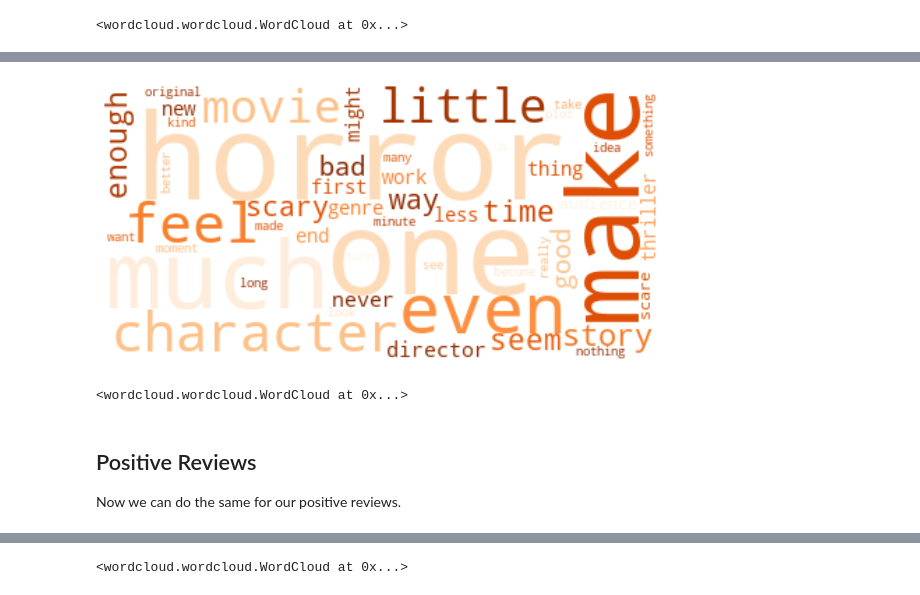
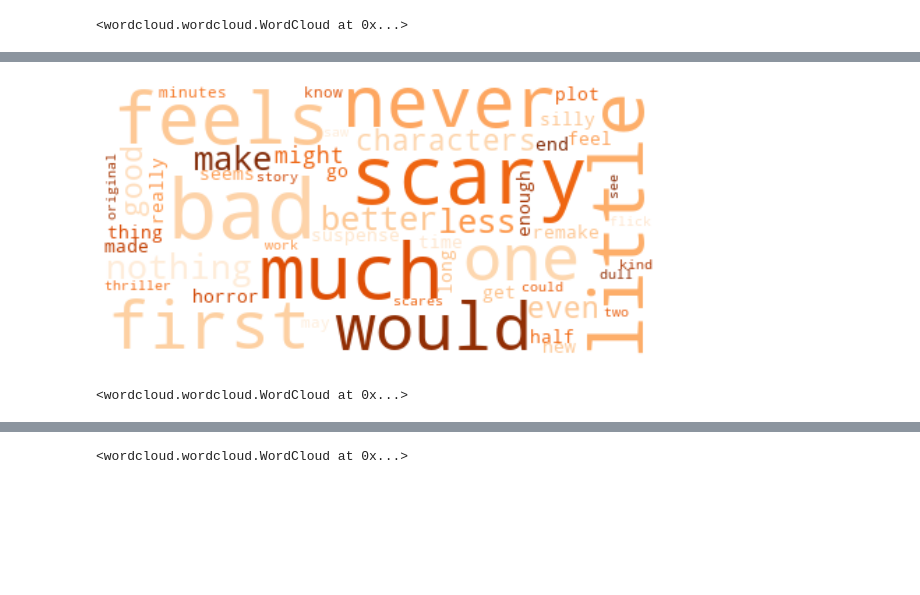
Before and after one commit to carlosiruiz/Movie_Review_Classifier, a Jupyter notebook: Notebooks_and_Code/Cleaning_and_EDA.ipynb, the cells around one changed output, grey strips where cells are left out. Drawn from its saved outputs; the diff is of its cells as text; code cells hidden in the pictures; blank space fills up the shorter version.

Commit message:
EDA redone with TFIDF

```diff
--- a/Notebooks_and_Code/Cleaning_and_EDA.ipynb
+++ b/Notebooks_and_Code/Cleaning_and_EDA.ipynb
@@ -196,0 +136,11 @@ plt.show()
+# %%
+# add some unimportant words to stopwords list and remove from our reviews
+stopwords_list += ['movie', 'movies', 'film', 'like']
+
+vectorizer = TfidfVectorizer(stop_words=stopwords_list, ngram_range=(1, 2))
+tf_idf_data = vectorizer.fit_transform(df['Review'])
+sparse.save_npz("tf_idf.npz", tf_idf_data)
+
+features = vectorizer.get_feature_names()
+with open('features.pkl', 'wb') as f:
+    pickle.dump(features, f)
@@ -196,0 +171,5 @@ plt.show()
+# %%
+horror_50 = top_mean_feats(tf_idf_data, features, top_n=50)
+weights = {}
+for i in range(len(horror_50['Feature'])):
+    weights[horror_50['Feature'][i]] = horror_50['TF-IDF'][i]
@@ -266,17 +188,20 @@ plt.savefig('../Images/top_10_neg.png')
+# %%
+dfs = top_feats_by_class(tf_idf_data,  df['Score'], features, top_n=50)
+neg_50 = dfs[0]
+pos_50 = dfs[1]
+# %%
+weights = {}
+for i in range(len(neg_50['Feature'])):
+    weights[neg_50['Feature'][i]] = neg_50['TF-IDF'][i]
 # %%
-text = " ".join(sum(processed_df_neg['Review'], []))
-wordcloud = WordCloud(max_words=50, background_color="white", colormap="Oranges").generate(text)
+wordcloud = WordCloud(max_words=50, background_color="white", colormap="Oranges").generate_from_frequencies(weights)
 plt.figure(figsize=(10,10))
 plt.imshow(wordcloud, interpolation="bilinear")
 plt.axis("off")
 plt.show()
 # %% [output]
-[figure, old version]
+[figure, new version]
 # %%
 wordcloud.to_file("../Images/neg_reviews_cloud.png")
 # %% [output]
 <wordcloud.wordcloud.WordCloud at 0x...>
-# %% [markdown]
-## Positive Reviews
-
-Now we can do the same for our positive reviews.
```
Also changed, not shown: parts of 51 cells of this notebook, 14 other files.
